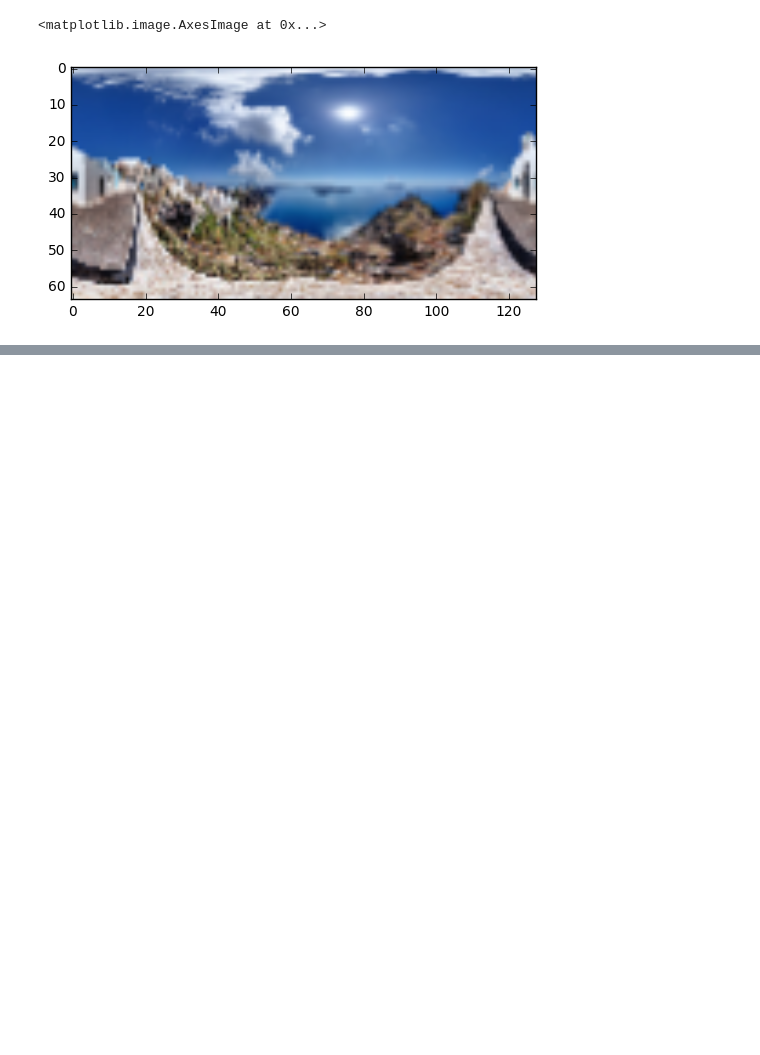
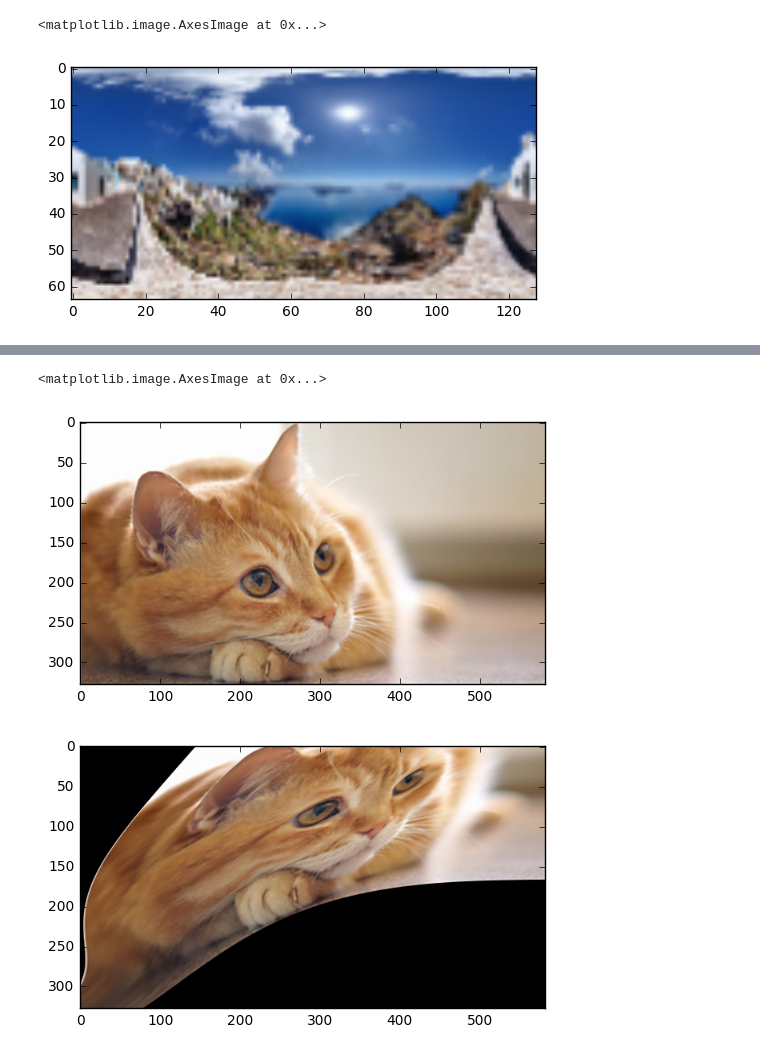
Before and after one commit to fxia22/stn.pytorch, a Jupyter notebook: script/test_stn.ipynb, the cells around one changed output, grey strips where cells are left out. Drawn from its saved outputs; the diff is of its cells as text; code cells hidden in the pictures; blank space fills up the shorter version.

```diff
--- a/script/test_stn.ipynb
+++ b/script/test_stn.ipynb
@@ -276,0 +191,17 @@ plt.plot(x[:-300], g__)
+# %%
+img = Image.open('cat.jpg').convert('RGB')
+img = np.array(img)/255.0
+plt.figure()
+plt.imshow(img)
+img_batch = np.expand_dims(img, 0)
+inputImages = torch.from_numpy(img_batch.astype(np.float32))
+input1 = Variable(inputImages)
+s = STN()
+res = s(input1, grid_out)
+res = res.data.numpy()
+plt.figure()
+plt.imshow(res[0])
+# %% [output]
+<matplotlib.image.AxesImage at 0x...>
+[figure, added]
+[figure, added]
```
Also changed, not shown: parts of 32 cells of this notebook, 1 other file.
